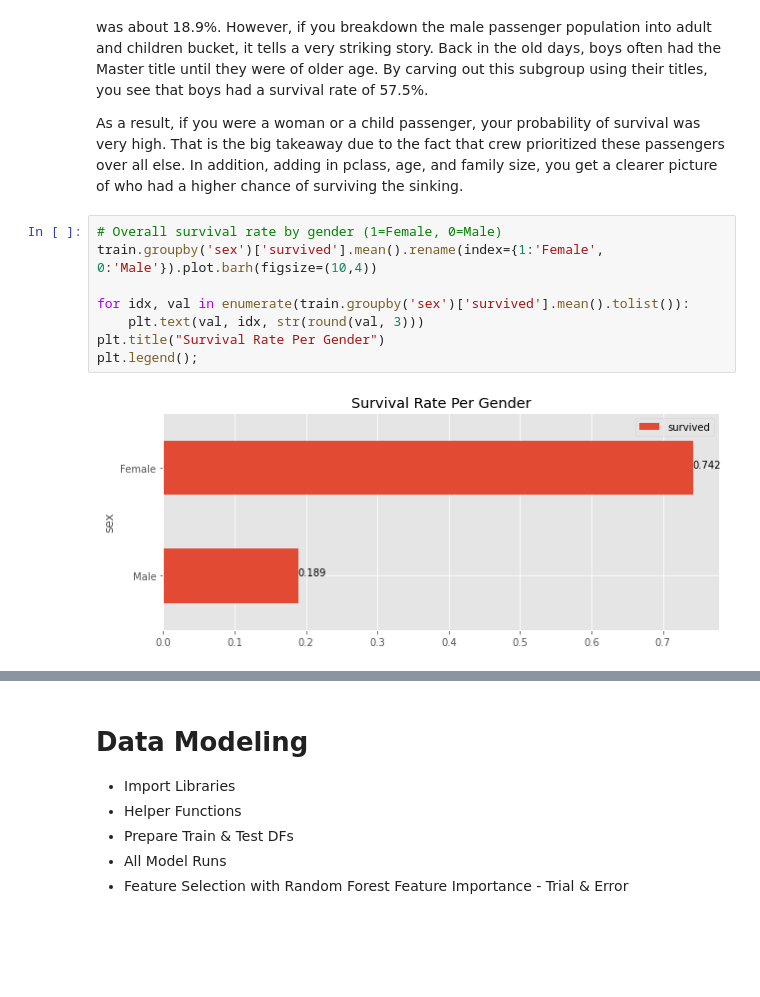
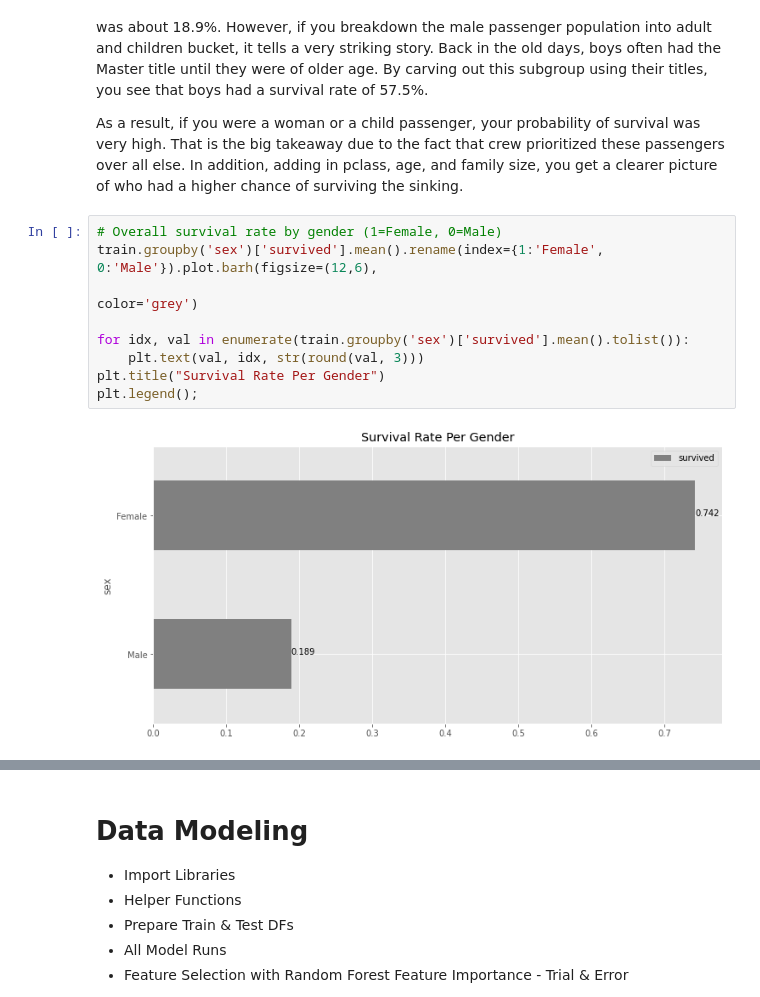
Before and after one commit to do-y-lee/kaggle-titanic-analysis, a Jupyter notebook: Titanic_Predicting_Passenger_Survival.ipynb, the cells around one changed output, grey strips where cells are left out. Cells and saved outputs as stored; diff of their text form; blank space fills up the shorter version.

```diff
--- a/Titanic_Predicting_Passenger_Survival.ipynb
+++ b/Titanic_Predicting_Passenger_Survival.ipynb
@@ -153,14 +153,15 @@ Another crucial trait that arises is that not all male passengers were created e
 As a result, if you were a woman or a child passenger, your probability of survival was very high. That is the big takeaway due to the fact that crew prioritized these passengers over all else. In addition, adding in pclass, age, and family size, you get a clearer picture of who had a higher chance of surviving the sinking.
 # %%
 # Overall survival rate by gender (1=Female, 0=Male)
-train.groupby('sex')['survived'].mean().rename(index={1:'Female', 0:'Male'}).plot.barh(figsize=(10,4))
+train.groupby('sex')['survived'].mean().rename(index={1:'Female', 0:'Male'}).plot.barh(figsize=(12,6),
+                                                                                       color='grey')
 
 for idx, val in enumerate(train.groupby('sex')['survived'].mean().tolist()):
     plt.text(val, idx, str(round(val, 3)))
 plt.title("Survival Rate Per Gender")
 plt.legend();
 # %% [output]
-[figure, old version]
+[figure, new version]
 # %%
 df_title_grouping = train.groupby('title_grouping')['survived'].mean().reset_index()
 df_title_grouping.set_index('title_grouping').rename(index={
```
Also changed, not shown: parts of 4 cells of this notebook, 1 other file.
